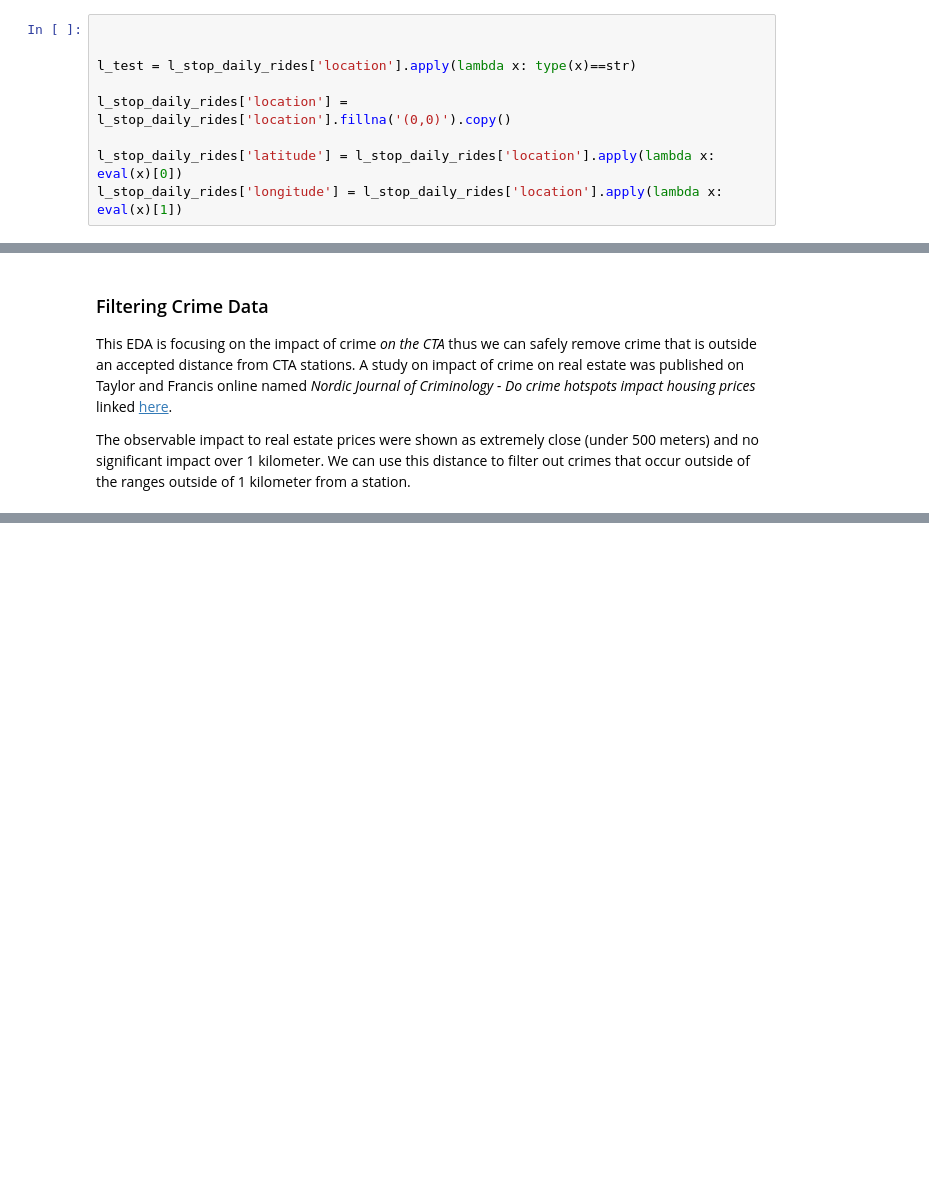
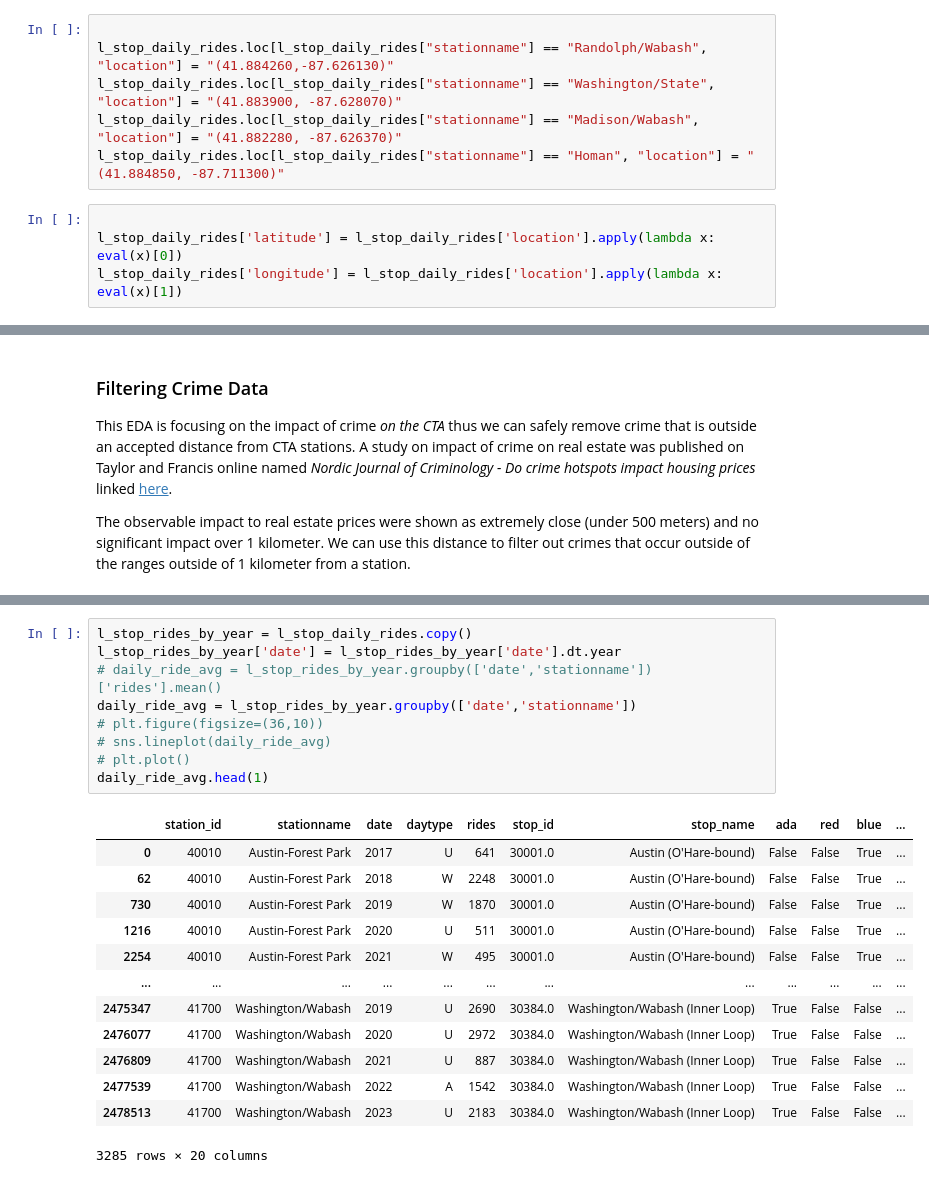
Before and after one commit to ascrivs/cta-analysis, a Jupyter notebook: cta-eda.ipynb, the cells around one changed output, grey strips where cells are left out. Cells and saved outputs as stored; diff of their text form; blank space fills up the shorter version.

```diff
--- a/cta-eda.ipynb
+++ b/cta-eda.ipynb
@@ -369,9 +411,10 @@ l_stop_daily_rides.head()
+# %%
+
+l_stop_daily_rides.loc[l_stop_daily_rides["stationname"] == "Randolph/Wabash", "location"] = "(41.884260,-87.626130)"
+l_stop_daily_rides.loc[l_stop_daily_rides["stationname"] == "Washington/State", "location"] = "(41.883900, -87.628070)"
+l_stop_daily_rides.loc[l_stop_daily_rides["stationname"] == "Madison/Wabash", "location"] = "(41.882280, -87.626370)"
+l_stop_daily_rides.loc[l_stop_daily_rides["stationname"] == "Homan", "location"] = "(41.884850, -87.711300)"
 # %%
-
-
-l_test = l_stop_daily_rides['location'].apply(lambda x: type(x)==str)
-
-l_stop_daily_rides['location'] = l_stop_daily_rides['location'].fillna('(0,0)').copy()
 
 l_stop_daily_rides['latitude'] = l_stop_daily_rides['location'].apply(lambda x: eval(x)[0])
 l_stop_daily_rides['longitude'] = l_stop_daily_rides['location'].apply(lambda x: eval(x)[1])
@@ -549,0 +584,23 @@ array(['Austin-Forest Park', 'Harlem-Lake', 'Pulaski-Lake',
+# %%
+l_stop_rides_by_year = l_stop_daily_rides.copy()
+l_stop_rides_by_year['date'] = l_stop_rides_by_year['date'].dt.year
+# daily_ride_avg = l_stop_rides_by_year.groupby(['date','stationname'])['rides'].mean()
+daily_ride_avg = l_stop_rides_by_year.groupby(['date','stationname'])
+# plt.figure(figsize=(36,10))
+# sns.lineplot(daily_ride_avg)
+# plt.plot()
+daily_ride_avg.head(1)
+# %% [output]
+|  | station_id | stationname | date | daytype | rides | stop_id | stop_name | ada | red | blue | ... |
+| 0 | 40010 | Austin-Forest Park | 2017 | U | 641 | 30001.0 | Austin (O'Hare-bound) | False | False | True | ... |
+| 62 | 40010 | Austin-Forest Park | 2018 | W | 2248 | 30001.0 | Austin (O'Hare-bound) | False | False | True | ... |
+| 730 | 40010 | Austin-Forest Park | 2019 | W | 1870 | 30001.0 | Austin (O'Hare-bound) | False | False | True | ... |
+| 1216 | 40010 | Austin-Forest Park | 2020 | U | 511 | 30001.0 | Austin (O'Hare-bound) | False | False | True | ... |
+| 2254 | 40010 | Austin-Forest Park | 2021 | W | 495 | 30001.0 | Austin (O'Hare-bound) | False | False | True | ... |
+| ... | ... | ... | ... | ... | ... | ... | ... | ... | ... | ... | ... |
+| 2475347 | 41700 | Washington/Wabash | 2019 | U | 2690 | 30384.0 | Washington/Wabash (Inner Loop) | True | False | False | ... |
+| 2476077 | 41700 | Washington/Wabash | 2020 | U | 2972 | 30384.0 | Washington/Wabash (Inner Loop) | True | False | False | ... |
+| 2476809 | 41700 | Washington/Wabash | 2021 | U | 887 | 30384.0 | Washington/Wabash (Inner Loop) | True | False | False | ... |
+| 2477539 | 41700 | Washington/Wabash | 2022 | A | 1542 | 30384.0 | Washington/Wabash (Inner Loop) | True | False | False | ... |
+| 2478513 | 41700 | Washington/Wabash | 2023 | U | 2183 | 30384.0 | Washington/Wabash (Inner Loop) | True | False | False | ... |
+3285 rows × 20 columns
```
Also changed, not shown: parts of 22 cells of this notebook, 1 other file.
